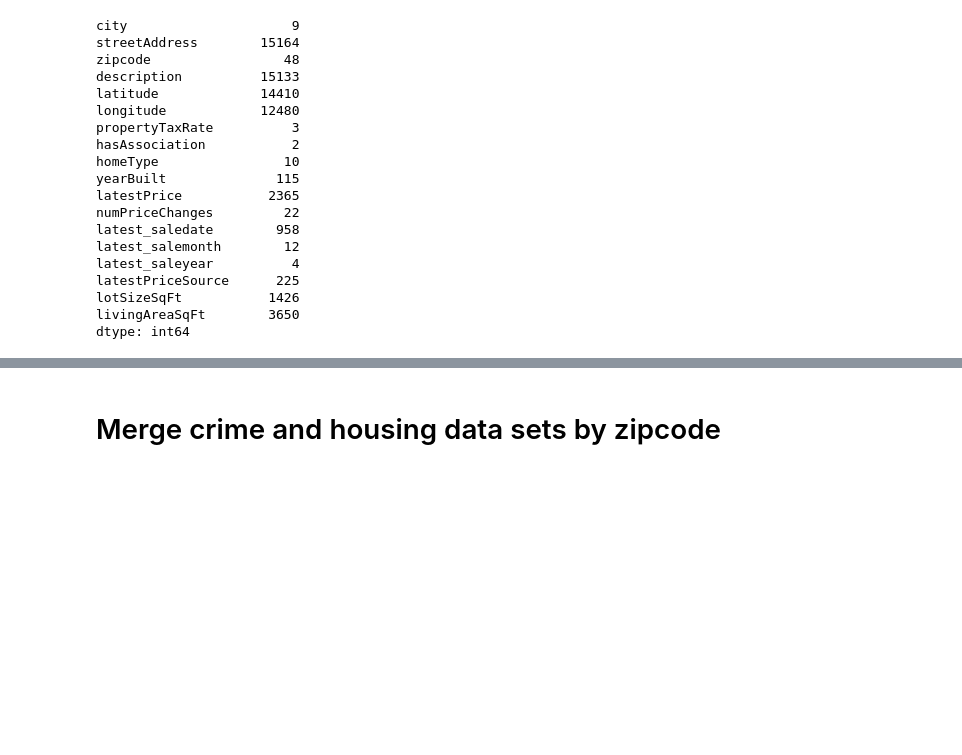
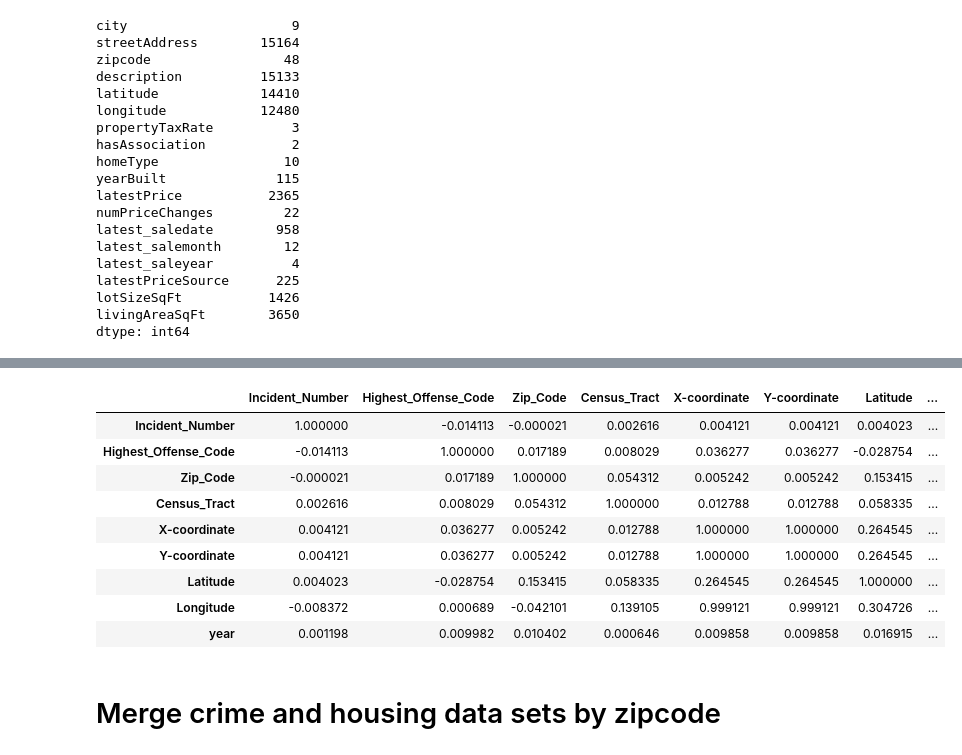
Before and after one commit to kellykindla/FinalProject, a Jupyter notebook: MachineLearningModel.ipynb, the cells around one changed output, grey strips where cells are left out. Cells and saved outputs as stored; diff of their text form; code cells hidden in the pictures; blank space fills up the shorter version.

```diff
--- a/MachineLearningModel.ipynb
+++ b/MachineLearningModel.ipynb
@@ -78,3 +94,16 @@ dtype: int64
+# %%
+crime_df.corr()
+# %% [output]
+|  | Incident_Number | Highest_Offense_Code | Zip_Code | Census_Tract | X-coordinate | Y-coordinate | Latitude | ... |
+| Incident_Number | 1.000000 | -0.014113 | -0.000021 | 0.002616 | 0.004121 | 0.004121 | 0.004023 | ... |
+| Highest_Offense_Code | -0.014113 | 1.000000 | 0.017189 | 0.008029 | 0.036277 | 0.036277 | -0.028754 | ... |
+| Zip_Code | -0.000021 | 0.017189 | 1.000000 | 0.054312 | 0.005242 | 0.005242 | 0.153415 | ... |
+| Census_Tract | 0.002616 | 0.008029 | 0.054312 | 1.000000 | 0.012788 | 0.012788 | 0.058335 | ... |
+| X-coordinate | 0.004121 | 0.036277 | 0.005242 | 0.012788 | 1.000000 | 1.000000 | 0.264545 | ... |
+| Y-coordinate | 0.004121 | 0.036277 | 0.005242 | 0.012788 | 1.000000 | 1.000000 | 0.264545 | ... |
+| Latitude | 0.004023 | -0.028754 | 0.153415 | 0.058335 | 0.264545 | 0.264545 | 1.000000 | ... |
+| Longitude | -0.008372 | 0.000689 | -0.042101 | 0.139105 | 0.999121 | 0.999121 | 0.304726 | ... |
+| year | 0.001198 | 0.009982 | 0.010402 | 0.000646 | 0.009858 | 0.009858 | 0.016915 | ... |
 # %% [markdown]
 # Merge crime and housing data sets by zipcode
 # %%
```
Also changed, not shown: parts of 7 cells of this notebook, 3 other files.
